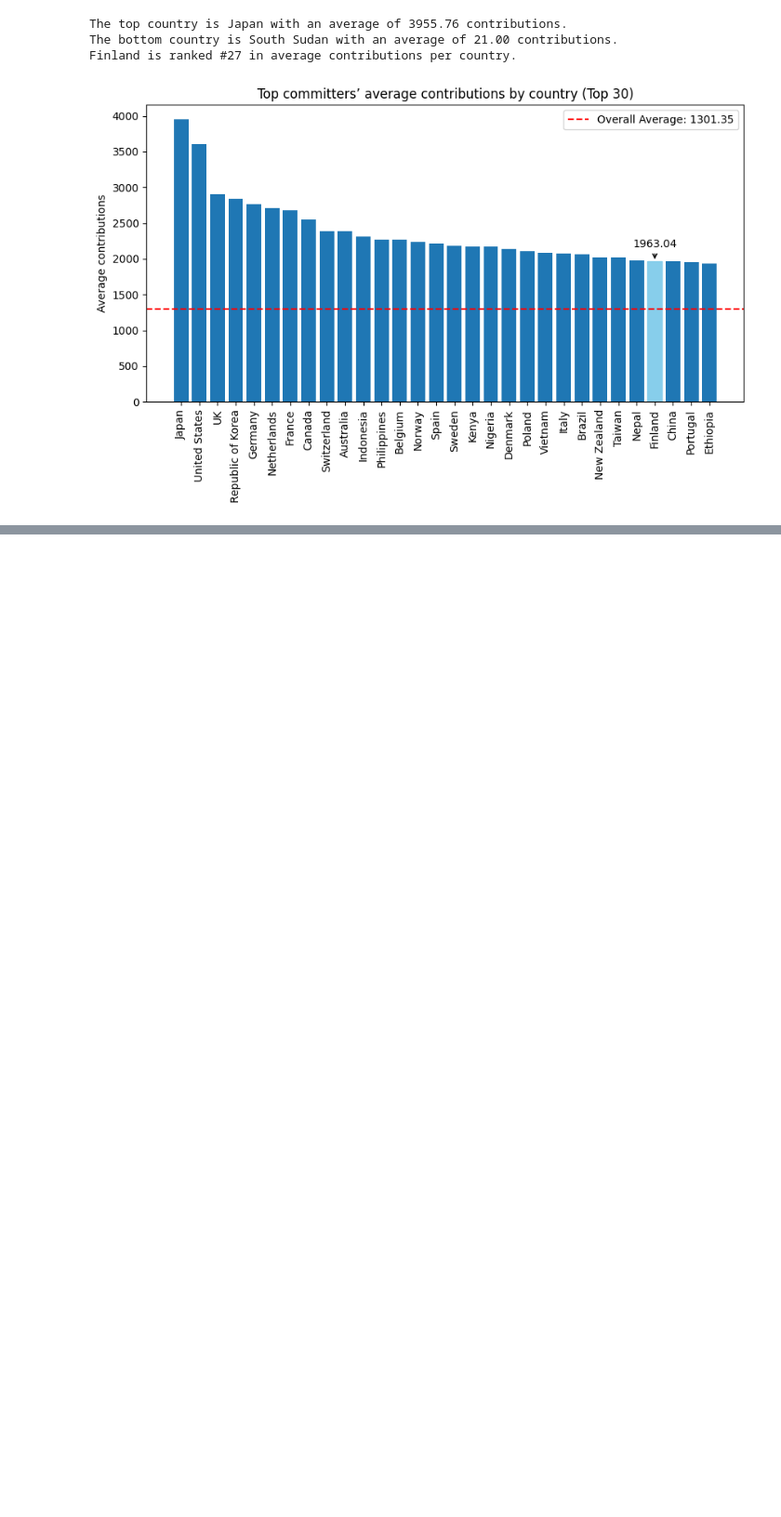
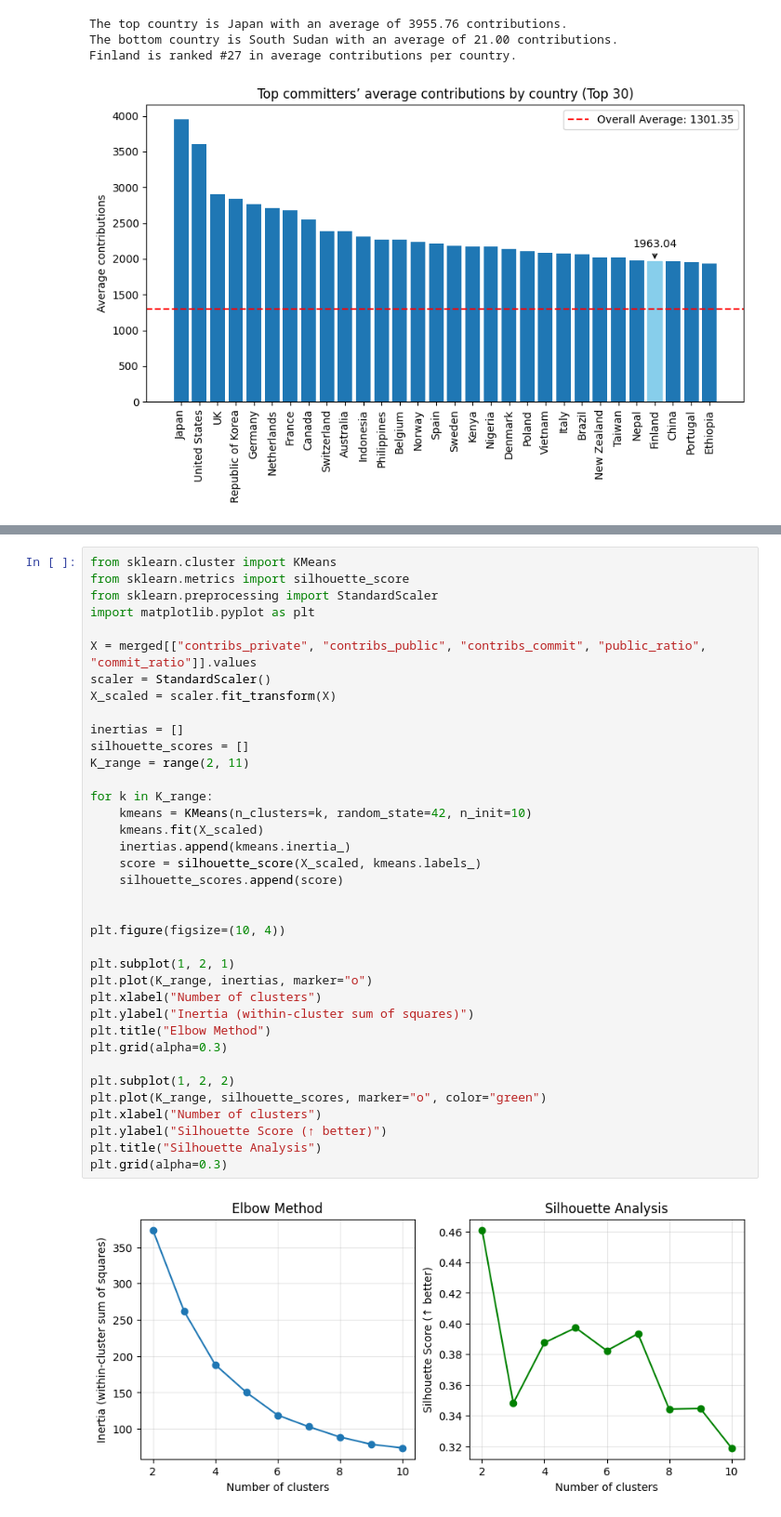
Before and after one commit to danielxfeng/committers-top-stats, a Jupyter notebook: stat.ipynb, the cells around one changed output, grey strips where cells are left out. Shown at 93% size. Saved outputs shown, nothing was run; the diff lists cells and outputs as text; blank space fills up the shorter version.

Commit message:
feat: knn cluster

```diff
--- a/stat.ipynb
+++ b/stat.ipynb
@@ -229,0 +323,39 @@ Text(0.5, 1.0, 'Top committers’ public contributions percentage by country (To
+# %%
+from sklearn.cluster import KMeans
+from sklearn.metrics import silhouette_score
+from sklearn.preprocessing import StandardScaler
+import matplotlib.pyplot as plt
+
+X = merged[["contribs_private", "contribs_public", "contribs_commit", "public_ratio", "commit_ratio"]].values
+scaler = StandardScaler()
+X_scaled = scaler.fit_transform(X)
+
+inertias = []
+silhouette_scores = []
+K_range = range(2, 11)
+
+for k in K_range:
+    kmeans = KMeans(n_clusters=k, random_state=42, n_init=10)
+    kmeans.fit(X_scaled)
+    inertias.append(kmeans.inertia_)
+    score = silhouette_score(X_scaled, kmeans.labels_)
+    silhouette_scores.append(score)
+
+
+plt.figure(figsize=(10, 4))
+
+plt.subplot(1, 2, 1)
+plt.plot(K_range, inertias, marker="o")
+plt.xlabel("Number of clusters")
+plt.ylabel("Inertia (within-cluster sum of squares)")
+plt.title("Elbow Method")
+plt.grid(alpha=0.3)
+
+plt.subplot(1, 2, 2)
+plt.plot(K_range, silhouette_scores, marker="o", color="green")
+plt.xlabel("Number of clusters")
+plt.ylabel("Silhouette Score (↑ better)")
+plt.title("Silhouette Analysis")
+plt.grid(alpha=0.3)
+# %% [output]
+[figure, added]
```
Also changed, not shown: parts of 7 cells of this notebook.
